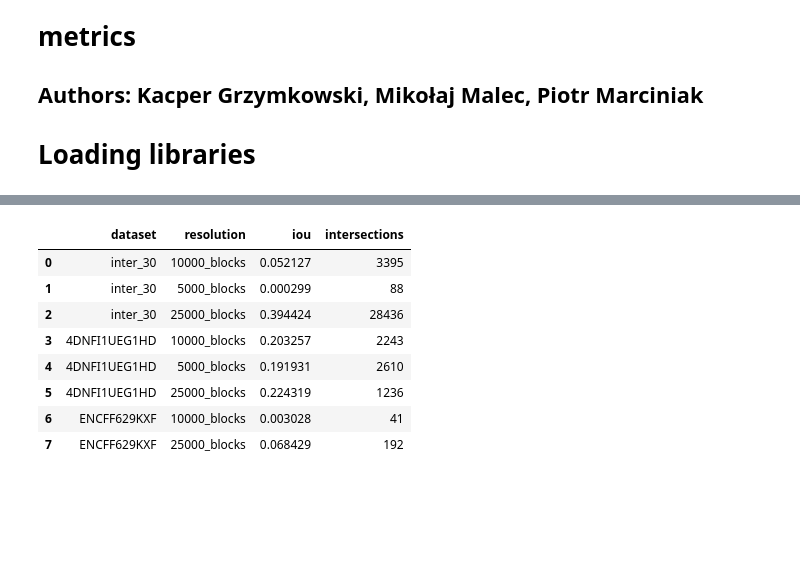
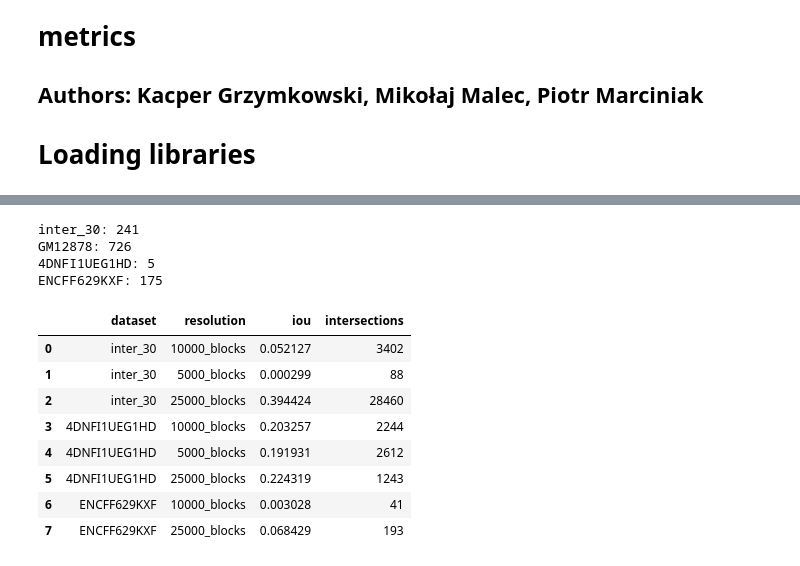
Before and after one commit to cinekele/tad, a Jupyter notebook: ComparingResults.ipynb, the cells around one changed output, grey strips where cells are left out. Cells and saved outputs as stored; diff of their text form; code cells hidden in the pictures; blank space fills up the shorter version.

```diff
--- a/ComparingResults.ipynb
+++ b/ComparingResults.ipynb
@@ -77,52 +77,61 @@ our_results
  174  POLYGON ((32315000.000 32315000.000, 38335000....
 
  [175 rows x 7 columns]}
+# %%
+for key in our_results:
+    value = our_results[key]
+    print(f"{key}: {len(value)}")
+# %% [output]
+inter_30: 241
+GM12878: 726
+4DNFI1UEG1HD: 5
+ENCFF629KXF: 175
 # %%
 import warnings
 warnings.filterwarnings("ignore")
 
 def intersection_over_union(first: gpd.GeoDataFrame, our_gdf: gpd.GeoDataFrame) -> float:
     # Calculate intersection area
-    intersection_area = gpd.overlay(first, our_gdf, how='intersection').geometry.area.sum()
+    intersection_area = gpd.overlay(first, our_gdf, how='intersection', keep_geom_type=False).geometry.area.sum()
 
     # Calculate union area
-    union_area = gpd.overlay(first, our_gdf, how='union').geometry.area.sum()
+    union_area = gpd.overlay(first, our_gdf, how='union', keep_geom_type=False).geometry.area.sum()
 
     return intersection_area / union_area
 
 
 def intersections(first: gpd.GeoDataFrame, second: gpd.GeoDataFrame) -> int:
     # Calculate intersection
-    intersections = gpd.overlay(first, second, how='intersection').shape[0]
+    intersections = gpd.overlay(first, second, how='intersection', keep_geom_type=False).shape[0]
 
     return intersections
 
 comparison = {
     "dataset": [],
     "resolution": [],
     "iou": [],
     "intersections": []
 }
 
 for key, value in arrowhead_results.items():
     if key not in our_results:
         continue
     first = our_results[key]
     for key2, second in value.items():
         comparison["dataset"].append(key)
         comparison["resolution"].append(key2)
         comparison["iou"].append(intersection_over_union(first, second))
         comparison["intersections"].append(intersections(first, second))
 
 comparison_df = pd.DataFrame(comparison)
 comparison_df
 # %% [output]
 |  | dataset | resolution | iou | intersections |
-| 0 | inter_30 | 10000_blocks | 0.052127 | 3395 |
+| 0 | inter_30 | 10000_blocks | 0.052127 | 3402 |
 | 1 | inter_30 | 5000_blocks | 0.000299 | 88 |
-| 2 | inter_30 | 25000_blocks | 0.394424 | 28436 |
-| 3 | 4DNFI1UEG1HD | 10000_blocks | 0.203257 | 2243 |
-| 4 | 4DNFI1UEG1HD | 5000_blocks | 0.191931 | 2610 |
-| 5 | 4DNFI1UEG1HD | 25000_blocks | 0.224319 | 1236 |
+| 2 | inter_30 | 25000_blocks | 0.394424 | 28460 |
+| 3 | 4DNFI1UEG1HD | 10000_blocks | 0.203257 | 2244 |
+| 4 | 4DNFI1UEG1HD | 5000_blocks | 0.191931 | 2612 |
+| 5 | 4DNFI1UEG1HD | 25000_blocks | 0.224319 | 1243 |
 | 6 | ENCFF629KXF | 10000_blocks | 0.003028 | 41 |
-| 7 | ENCFF629KXF | 25000_blocks | 0.068429 | 192 |
+| 7 | ENCFF629KXF | 25000_blocks | 0.068429 | 193 |
```
